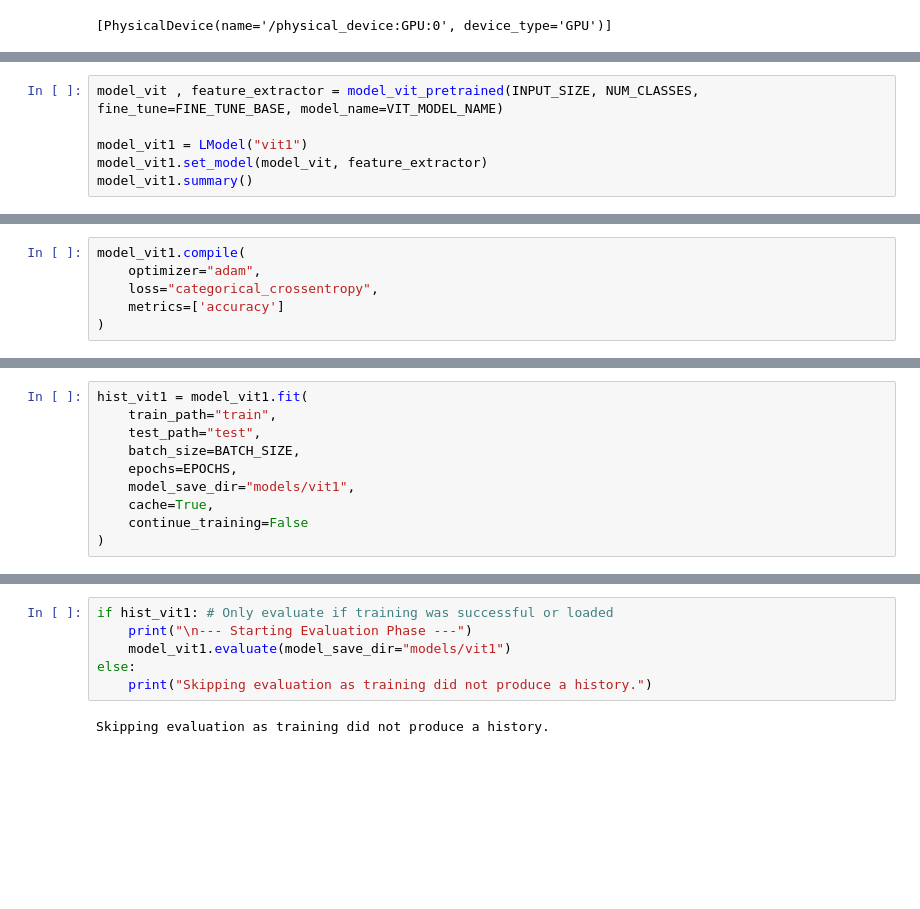
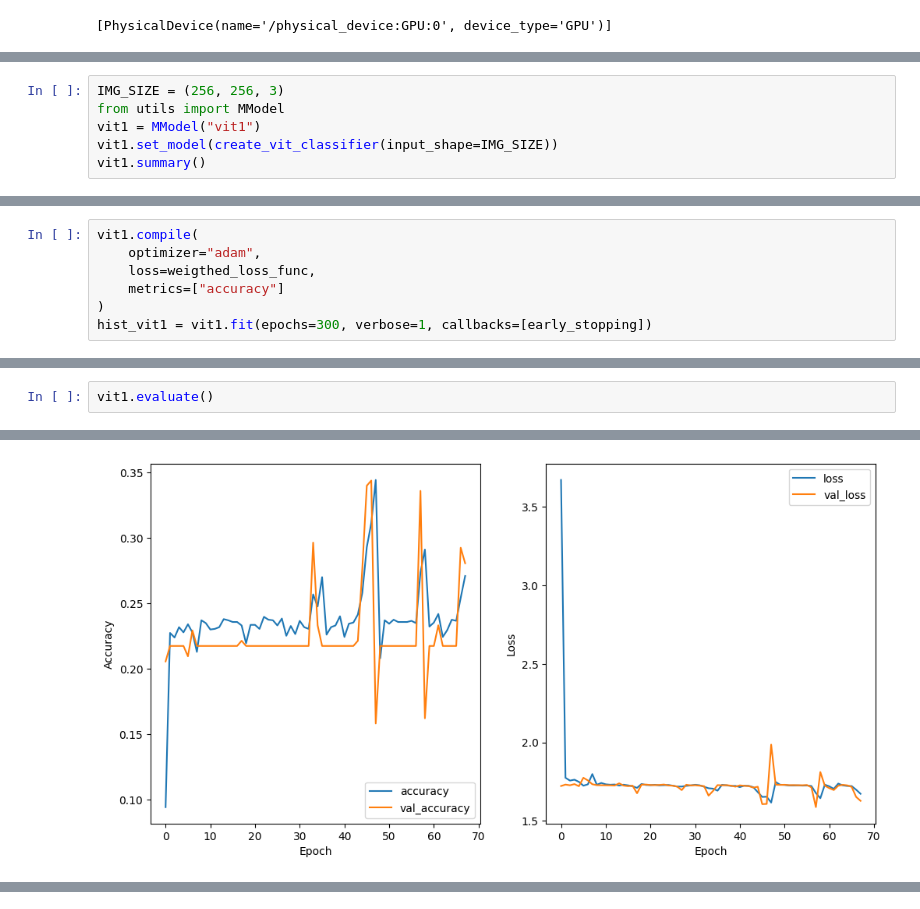
Before and after one commit to inessmatos/CAA_P1, a Jupyter notebook: transformer.ipynb, the cells around one changed output, grey strips where cells are left out. Drawn from its saved outputs; the diff is of its cells as text; blank space fills up the shorter version.

```diff
--- a/transformer.ipynb
+++ b/transformer.ipynb
@@ -90,7 +165,7 @@ Expected Input Size: (512, 384)
 # %%
-model_vit , feature_extractor = model_vit_pretrained(INPUT_SIZE, NUM_CLASSES, fine_tune=FINE_TUNE_BASE, model_name=VIT_MODEL_NAME)
-
-model_vit1 = LModel("vit1")
-model_vit1.set_model(model_vit, feature_extractor)
-model_vit1.summary()
+IMG_SIZE = (256, 256, 3)
+from utils import MModel
+vit1 = MModel("vit1")
+vit1.set_model(create_vit_classifier(input_shape=IMG_SIZE))
+vit1.summary()
 # %% [output]
@@ -130,7 +193,8 @@ _________________________________________________________________
 # %%
-model_vit1.compile(
+vit1.compile(
     optimizer="adam",
-    loss="categorical_crossentropy",
-    metrics=['accuracy']
+    loss=weigthed_loss_func,
+    metrics=["accuracy"]
 )
+hist_vit1 = vit1.fit(epochs=300, verbose=1, callbacks=[early_stopping])
 # %% [output]
@@ -139,11 +226,3 @@ Model compiled.
 # %%
-hist_vit1 = model_vit1.fit(
-    train_path="train",
-    test_path="test",
-    batch_size=BATCH_SIZE,
-    epochs=EPOCHS,
-    model_save_dir="models/vit1",
-    cache=True,
-    continue_training=False
-)
+vit1.evaluate()
 # %% [output]
@@ -153,0 +261 @@ Using cached model and history without further training.
+[figure, added]
@@ -154,8 +262,0 @@ Using cached model and history without further training.
-# %%
-if hist_vit1: # Only evaluate if training was successful or loaded
-    print("\n--- Starting Evaluation Phase ---")
-    model_vit1.evaluate(model_save_dir="models/vit1")
-else:
-    print("Skipping evaluation as training did not produce a history.")
-# %% [output]
-Skipping evaluation as training did not produce a history.
```
Also changed, not shown: parts of 7 cells of this notebook, 15 other files.
